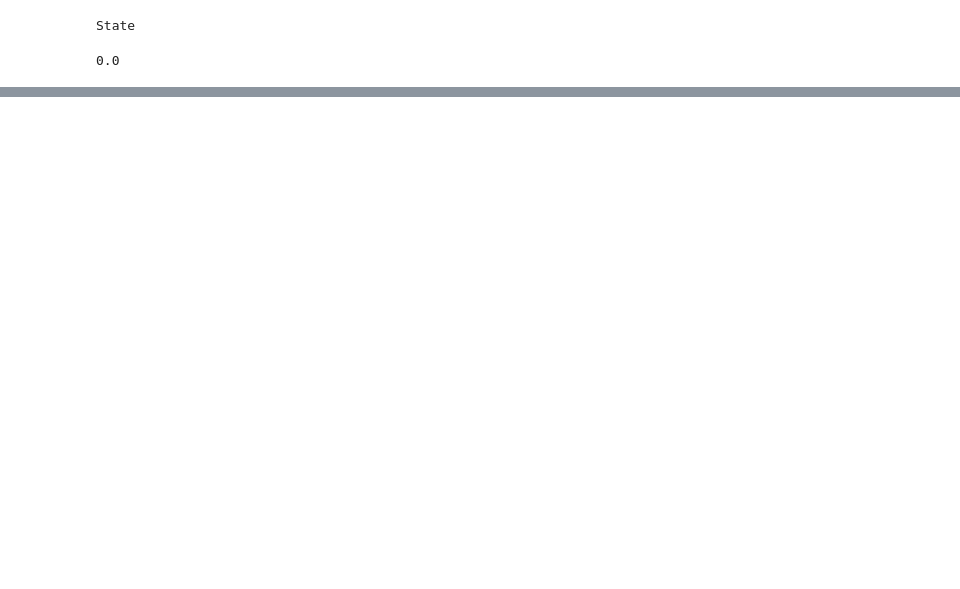
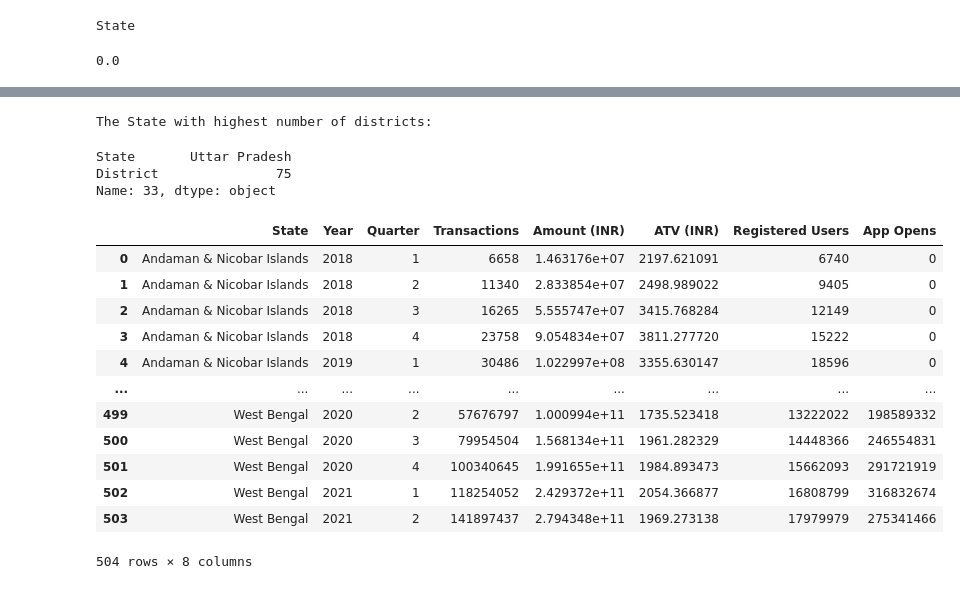
Before and after one commit to Shyam1327/PhonePe_Case_Study_Analysis, a Jupyter notebook: PhonePe.ipynb, the cells around one changed output, grey strips where cells are left out. Saved outputs shown, nothing was run; the diff lists cells and outputs as text; code cells hidden in the pictures; blank space fills up the shorter version.

```diff
--- a/PhonePe.ipynb
+++ b/PhonePe.ipynb
@@ -385,0 +441,25 @@ State
+# %%
+print("The State with highest number of districts:")
+count_of_districts.loc[count_of_districts['District'].idxmax()]
+# %% [output]
+The State with highest number of districts:
+State       Uttar Pradesh
+District               75
+Name: 33, dtype: object
+# %%
+# Calculate the total number of transactions and total transaction amount for each state over the years.
+state_txn_and_users
+# %% [output]
+|  | State | Year | Quarter | Transactions | Amount (INR) | ATV (INR) | Registered Users | App Opens |
+| 0 | Andaman & Nicobar Islands | 2018 | 1 | 6658 | 1.463176e+07 | 2197.621091 | 6740 | 0 |
+| 1 | Andaman & Nicobar Islands | 2018 | 2 | 11340 | 2.833854e+07 | 2498.989022 | 9405 | 0 |
+| 2 | Andaman & Nicobar Islands | 2018 | 3 | 16265 | 5.555747e+07 | 3415.768284 | 12149 | 0 |
+| 3 | Andaman & Nicobar Islands | 2018 | 4 | 23758 | 9.054834e+07 | 3811.277720 | 15222 | 0 |
+| 4 | Andaman & Nicobar Islands | 2019 | 1 | 30486 | 1.022997e+08 | 3355.630147 | 18596 | 0 |
+| ... | ... | ... | ... | ... | ... | ... | ... | ... |
+| 499 | West Bengal | 2020 | 2 | 57676797 | 1.000994e+11 | 1735.523418 | 13222022 | 198589332 |
+| 500 | West Bengal | 2020 | 3 | 79954504 | 1.568134e+11 | 1961.282329 | 14448366 | 246554831 |
+| 501 | West Bengal | 2020 | 4 | 100340645 | 1.991655e+11 | 1984.893473 | 15662093 | 291721919 |
+| 502 | West Bengal | 2021 | 1 | 118254052 | 2.429372e+11 | 2054.366877 | 16808799 | 316832674 |
+| 503 | West Bengal | 2021 | 2 | 141897437 | 2.794348e+11 | 1969.273138 | 17979979 | 275341466 |
+504 rows × 8 columns
```
Also changed, not shown: parts of 11 cells of this notebook.
